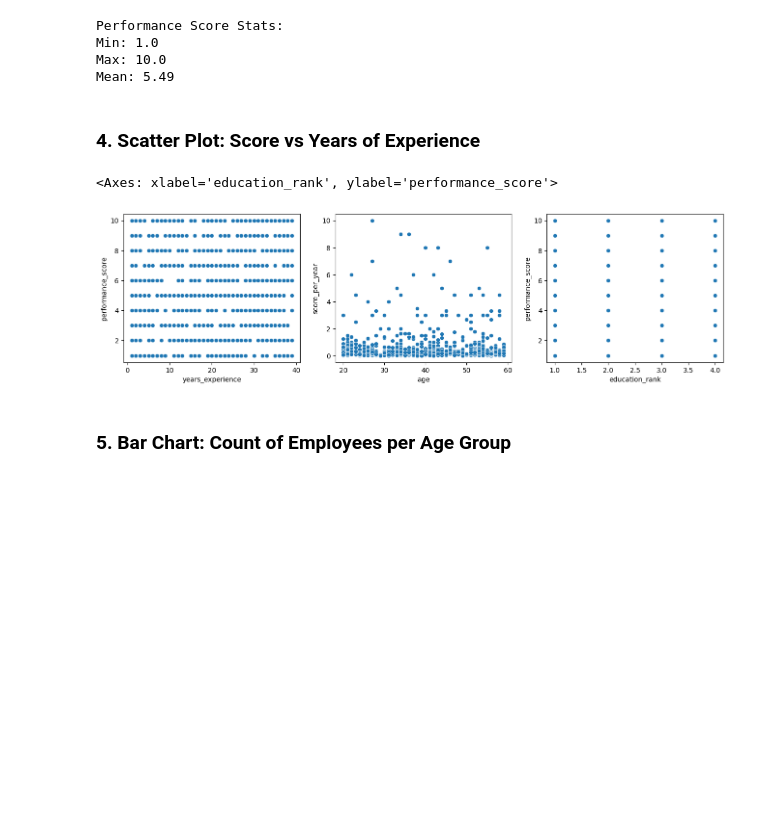
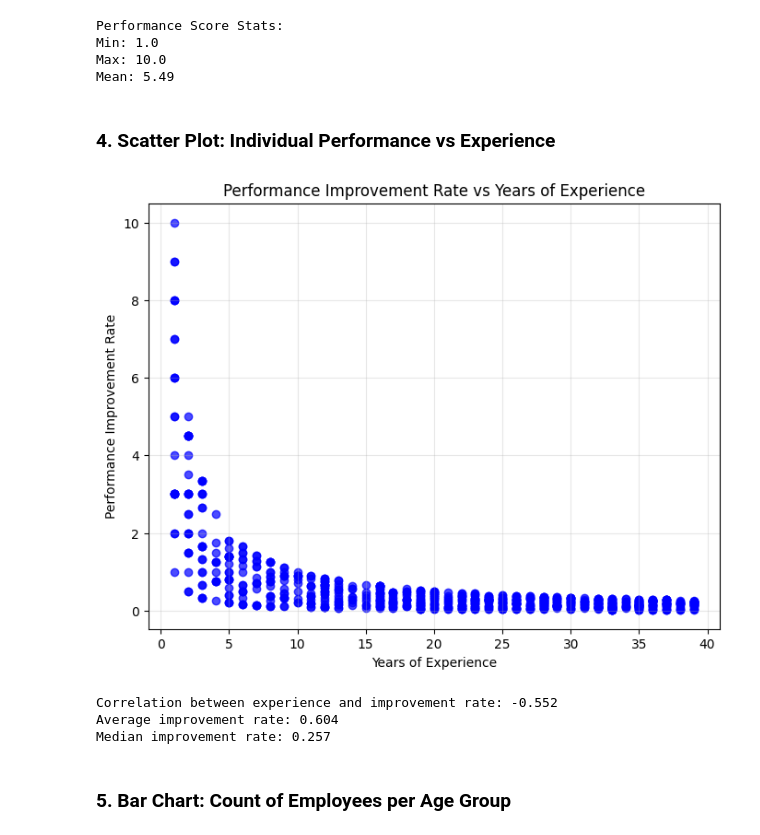
Before and after one commit to raquem-annierose/PolyTech-final-output, a Jupyter notebook: employee_performance_analysis.ipynb, the cells around one changed output. Cells and saved outputs as stored; diff of their text form; code cells hidden in the pictures; blank space fills up the shorter version.

```diff
--- a/employee_performance_analysis.ipynb
+++ b/employee_performance_analysis.ipynb
@@ -325,18 +318,26 @@ Min: 1.0
 Max: 10.0
 Mean: 5.49
 # %% [markdown]
-### 4. Scatter Plot: Score vs Years of Experience
+### 4. Scatter Plot: Individual Performance vs Experience
 # %%
-import seaborn as sns
+plt.figure(figsize=(8, 6))
+plt.scatter(df['years_experience'], df['annual_performance'], alpha=0.7, color='blue')
+plt.title('Performance Improvement Rate vs Years of Experience')
+plt.xlabel('Years of Experience')
+plt.ylabel('Performance Improvement Rate')
+plt.grid(True, alpha=0.3)
+plt.show()
 
-fig, axes = plt.subplots(1, 3, figsize=(16, 4))
+correlation = df['years_experience'].corr(df['annual_performance'])
+print(f"Correlation between experience and improvement rate: {correlation:.3f}")
 
-sns.scatterplot(data=df, x='years_experience', y='performance_score', ax=axes[0])
-sns.scatterplot(data=df, x='age', y='score_per_year', ax=axes[1])
-sns.scatterplot(data=df, x='education_rank', y='performance_score', ax=axes[2])
+print(f"Average improvement rate: {df['annual_performance'].mean():.3f}")
+print(f"Median improvement rate: {df['annual_performance'].median():.3f}")
 # %% [output]
+[figure, new version]
-<Axes: xlabel='education_rank', ylabel='performance_score'>
+Correlation between experience and improvement rate: -0.552
+Average improvement rate: 0.604
+Median improvement rate: 0.257
-[figure, old version]
 # %% [markdown]
 ### 5. Bar Chart: Count of Employees per Age Group
 # %%
```
Also changed, not shown: parts of 12 cells of this notebook, 1 other file.
